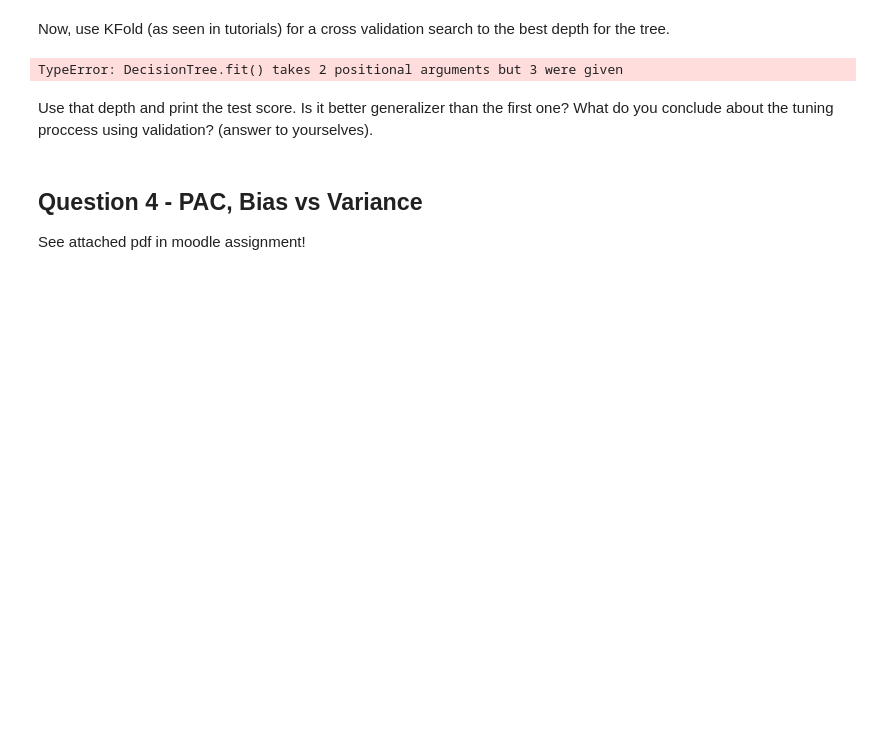
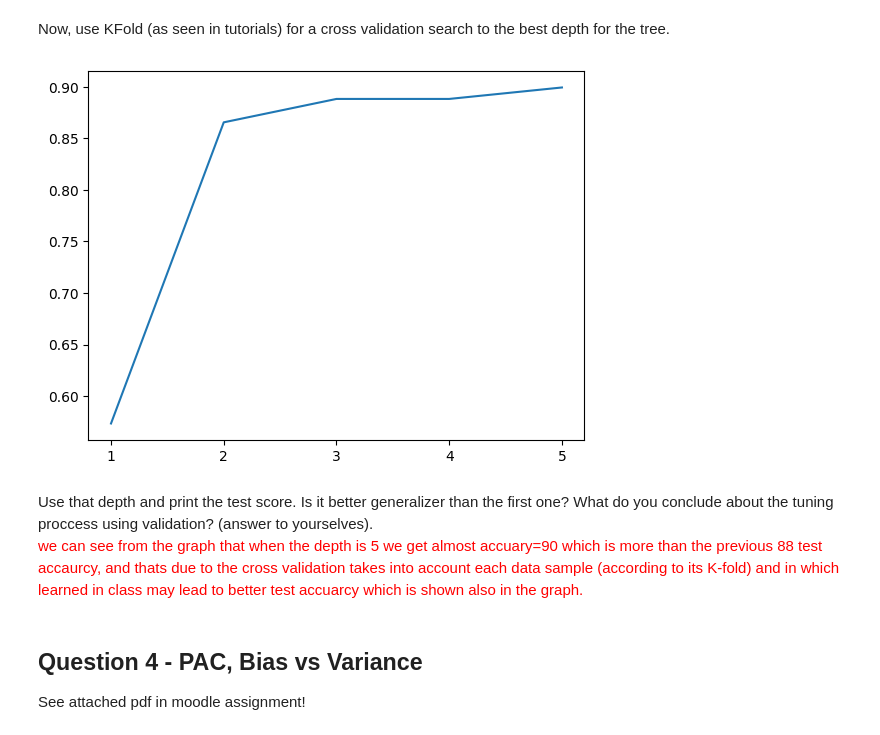
Before and after one commit to aseel1/Machine-learning, a Jupyter notebook: HW3/HW3.ipynb, the cells around one changed output. Saved outputs shown, nothing was run; the diff lists cells and outputs as text; code cells hidden in the pictures; blank space fills up the shorter version.

```diff
--- a/HW3/HW3.ipynb
+++ b/HW3/HW3.ipynb
@@ -669,6 +677,11 @@ class DecisionTree:
 	def fit(self, data):
 		self.tree = self.create_tree(data)
 
+	def fit2(self, X, y):
+		data = X.copy()
+		data['label'] = y
+		self.tree = self.create_tree(data)
+
 	def predict(self, X):
 		X = [row[1] for row in X.iterrows()]
 
@@ -799,38 +812,39 @@ y = data['Class']
 
 kf = KFold(n_splits=5, shuffle=True, random_state=42)
 accs = []
 
 for depth in tqdm(range(1, 6)):
     # List to store the fold accuracies
     fold_accs = []
 
     # Perform the K-Fold cross validation
     for train_index, test_index in kf.split(X):
         # Split data into training and testing sets
         X_train, X_test = X.iloc[train_index], X.iloc[test_index]
         y_train, y_test = y.iloc[train_index], y.iloc[test_index]
 
         # Initialize the model with the current depth
-        model = De(max_depth=depth)
+        model = DecisionTree(max_depth=depth)
 
         # Fit the model
-        model.fit(X_train, y_train)
+        model.fit2(X_train, y_train)
 
         # Predict on the test set
         predictions = model.predict(X_test)
 
         # Calculate accuracy and append to the list of fold accuracies
         fold_accs.append(accuracy_score(y_test, predictions))
 
     # Calculate the average accuracy across all folds and append to the list of accuracies
     accs.append(sum(fold_accs) / len(fold_accs))
 plt.plot(range(1,6), accs)
 plt.xticks(range(1,6))
 plt.show()
 # %% [output]
-TypeError: DecisionTree.fit() takes 2 positional arguments but 3 were given
+[figure, added]
 # %% [markdown]
-Use that depth and print the test score. Is it better generalizer than the first one? What do you conclude about the tuning proccess using validation? (answer to yourselves).
+Use that depth and print the test score. Is it better generalizer than the first one? What do you conclude about the tuning proccess using validation? (answer to yourselves).<br>
+<font color=red> we can see from the graph that when the depth is 5 we get almost accuary=90 which is more than the previous 88 test accaurcy, and thats due to the cross validation takes into account each data sample (according to its K-fold) and in which learned in class may lead to better test accuarcy which is shown also in the graph.
 # %% [markdown]
 ## Question 4 - PAC, Bias vs Variance
 See attached pdf in moodle assignment!
```
Also changed, not shown: parts of 3 cells of this notebook.
